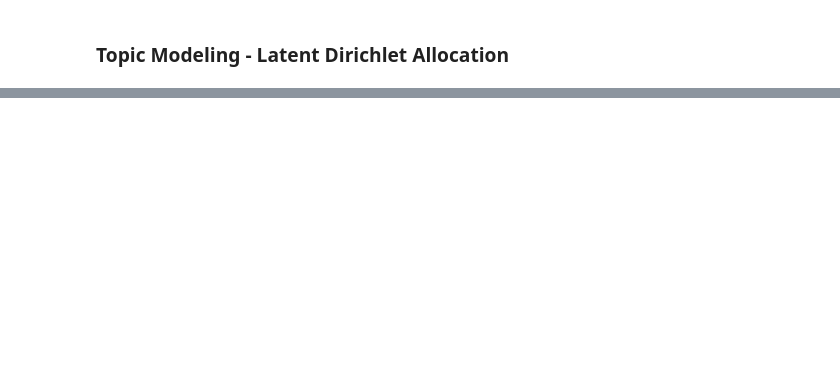
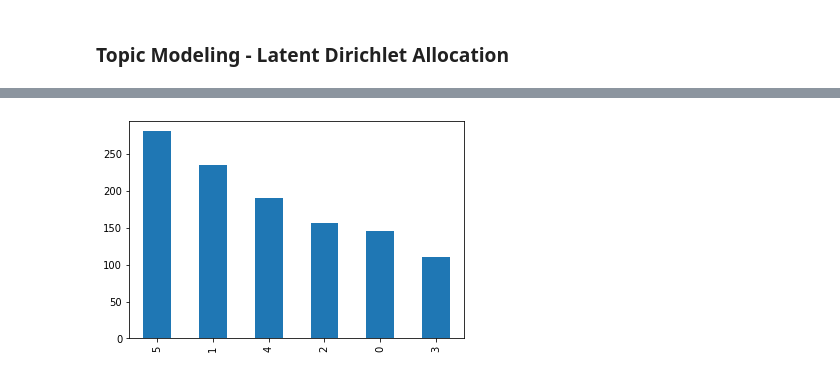
Before and after one commit to assafrbi/mini-project-Digital-Humanities, a Jupyter notebook: dh_mini.ipynb, the cells around one changed output, grey strips where cells are left out. Drawn from its saved outputs; the diff is of its cells as text; code cells hidden in the pictures; blank space fills up the shorter version.

```diff
--- a/dh_mini.ipynb
+++ b/dh_mini.ipynb
@@ -580,16 +525,7 @@ def create_topic_specific_wordcloud(ready_data, source, topic):
 # %%
-# ready_data = pd.read_csv('israel_originated_movies_imdb.csv', usecols=["Synopsis","Genre"])
-num_topics = 6
-# stopwords = stopwords.words("english")
-lda_model, corpus, id2word = build_LDA_model(ready_data, source=source, num_topics=num_topics)
+ready_data['i'] = [i for i in range(len(ready_data))]
+ready_data[f'{source}_topic'] = ready_data['i'].swifter.apply(lambda x: allocate_topics(x, lda_model))
+ready_data[f'{source}_topic'] = ready_data[f'{source}_topic'].apply(lambda x: get_max_probability_topic(x, num_topics))
 
-lda_model.print_topics()
-print('stage 5 done')
-
-# Compute Perplexity
-print('\nPerplexity: ', lda_model.log_perplexity(corpus))  # a measure of how good the model is. lower the better.
-
-ready_data['i'] = [i for i in range(len(ready_data))]
-ready_data[f'{source}_topic'] = ready_data['i'].swifter.apply(lambda x: allocate_topics(x))
-ready_data[f'{source}_topic'] = ready_data[f'{source}_topic'].apply(lambda x: get_max_probability_topic(x, num_topics))
+ready_data
 # %% [output]
@@ -596,0 +545,4 @@ KeyError: ignored
+# %%
+ready_data[f'{source}_topic'].value_counts().plot(kind='bar');
+# %% [output]
+[figure, added]
```
Also changed, not shown: parts of 18 cells of this notebook.
